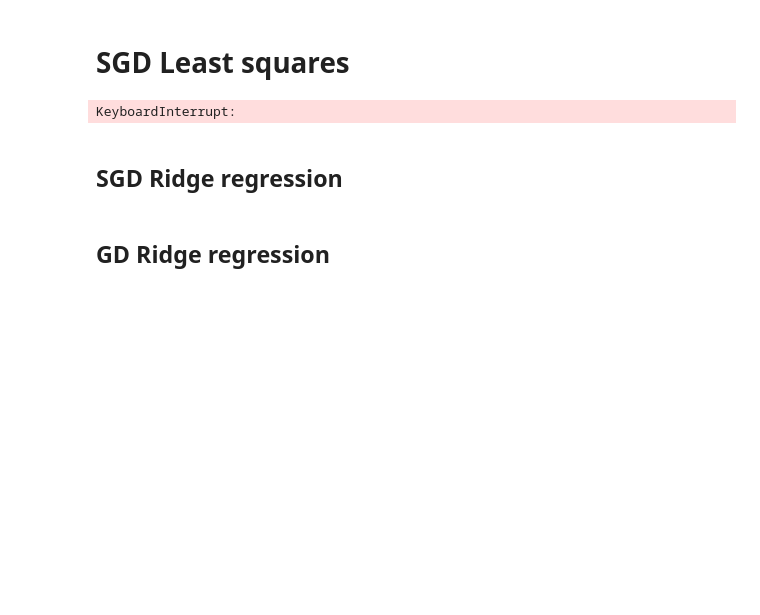
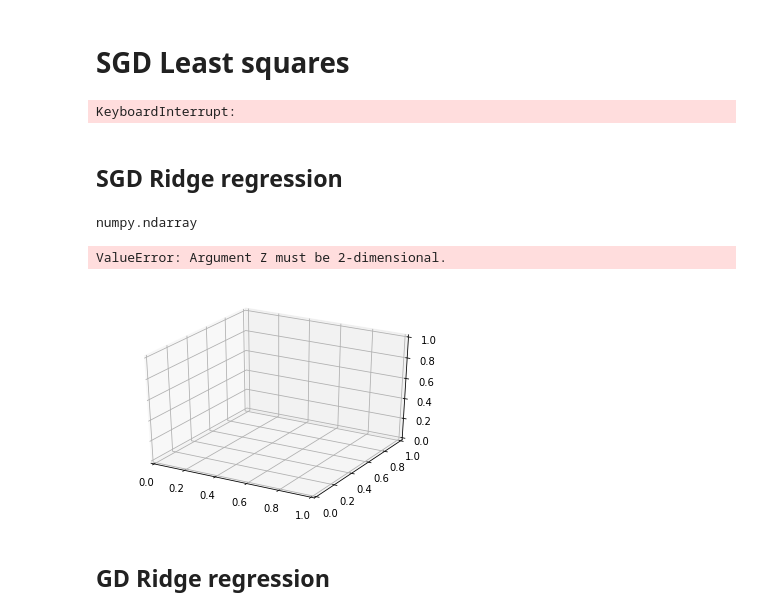
Before and after one commit to PaulineMauryL/MachineLearningProject1, a Jupyter notebook: Projet_1_Clean.ipynb, the cells around one changed output. Drawn from its saved outputs; the diff is of its cells as text; code cells hidden in the pictures; blank space fills up the shorter version.

```diff
--- a/Projet_1_Clean.ipynb
+++ b/Projet_1_Clean.ipynb
@@ -114,7 +110,7 @@ def ls_sgd_hyperparam(gammas, nb_cross_validation, x_train, y_train):
 
     return loss_valid, loss_train
 # %%
-loss_valid_sgd, loss_train_sgd = ls_sgd_hyperparam(gammas, nb_cross_validation)
+loss_valid_sgd, loss_train_sgd = ls_sgd_hyperparam(gammas, nb_fold, x_train, y_train)
 # %% [output]
 KeyboardInterrupt:
 # %%
@@ -132,15 +128,15 @@ print(ls_sgd_loss)
 # %% [markdown]
 ## SGD Ridge regression
 # %%
-def ridge_sgd_hyperparam(gammas, lambdas, nb_cross_validation, x_train, y_train):
-    loss_train = np.zeros([len(gammas), len(lambdas), nb_cross_validation])
-    loss_valid = np.zeros([len(gammas), len(lambdas), nb_cross_validation])
+def ridge_sgd_hyperparam(gammas, lambdas, nb_fold, x_train, y_train):
+    loss_train = np.zeros([len(gammas), len(lambdas), nb_fold])
+    loss_valid = np.zeros([len(gammas), len(lambdas), nb_fold])
 
-    nb_elem = math.floor(x_train.shape[0]/nb_cross_validation)
+    nb_elem = math.floor(x_train.shape[0]/nb_fold)
 
     for i, gamma in enumerate(gammas):
         for j, lambda_ in enumerate(lambdas):
-            for k in range(nb_cross_validation):
+            for k in range(nb_fold):
                 x_valid_k = x_train[k*nb_elem:(k+1)*nb_elem][:]
                 y_valid_k = y_train[k*nb_elem:(k+1)*nb_elem]
 
@@ -149,11 +145,13 @@ def ridge_sgd_hyperparam(gammas, lambdas, nb_cross_validation, x_train, y_train)
 
                 w, loss_gamma = ridge_SGD(y_train_k, x_train_k, w_initial, max_iters, gamma, lambda_)
                 loss_train[i][j][k] = loss_gamma
-                loss_test[i][j][k] = compute_loss_ridge(y_valid_k, x_valid_k, w, lambda_)
-
+                loss_valid[i][j][k]  = compute_loss_ridge(y_valid_k, x_valid_k, w, lambda_)
+                print("fold {}  ".format(k))
+            print("lambda {}\n".format(j))
+        print("gamma {} \n \n".format(i))
     return loss_train, loss_valid
 # %%
-loss_valid_r_sgd, loss_train_r_sgd = ridge_sgd_hyperparam(gammas, lambdas, nb_cross_validation, x_train, y_train)
+loss_valid_r_sgd, loss_train_r_sgd = ridge_sgd_hyperparam(gammas, lambdas, nb_fold, x_train, y_train)
 # %%
 train_sgd_mean = np.mean(loss_train_r_sgd, axis=2)
 valid_sgd_mean = np.mean(loss_valid_r_sgd, axis=2)
@@ -162,3 +158,30 @@ valid_sgd_mean = np.mean(loss_valid_r_sgd, axis=2)
+# %%
+type(loss_valid_r_sgd)
+# %% [output]
+numpy.ndarray
+# %%
+# TODO: Plot 2D à coder   TO TEST
+from mpl_toolkits.mplot3d import Axes3D
+from matplotlib import cm
+from matplotlib.ticker import LinearLocator, FixedLocator, FormatStrFormatter
+import matplotlib.pyplot as plt
+import numpy as np
+
+fig = plt.figure()
+ax = fig.gca(projection='3d')
+X = gammas
+Y = lambdas
+X, Y = np.meshgrid(X, Y)
+Z = loss_valid_r_sgd
+surf = ax.plot_surface(X, Y, Z, rstride=1, cstride=1, cmap=cm.jet,
+        linewidth=0, antialiased=False)
+
+fig.colorbar(surf, shrink=0.5, aspect=5)
+
+#plt.savefig('hyperparam.png')
+# %% [output]
+ValueError: Argument Z must be 2-dimensional.
+[figure, added]
 # %%
 # Minimum values for ls_sgd
 ind = np.unravel_index(np.argmin(valid_sgd_mean, axis=None), valid_sgd_mean.shape)
```
Also changed, not shown: parts of 13 cells of this notebook.
